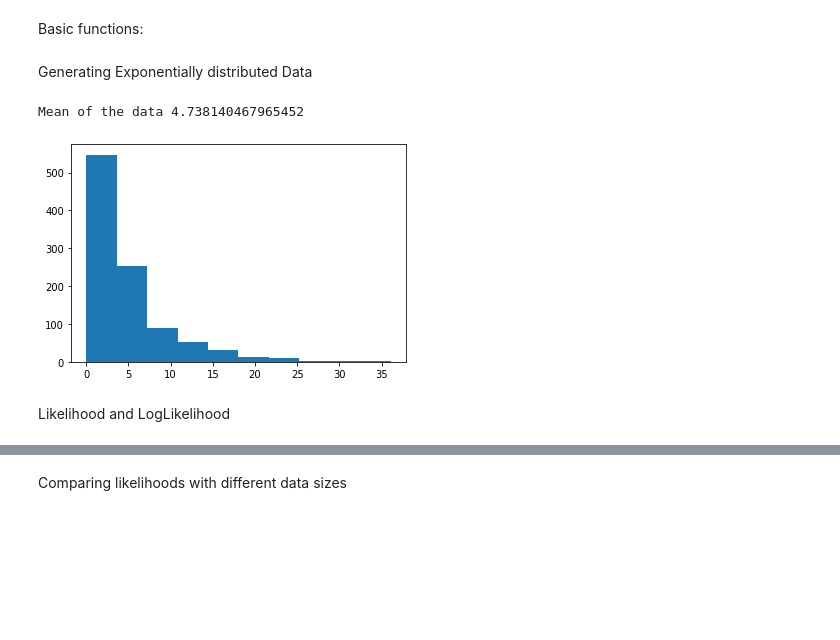
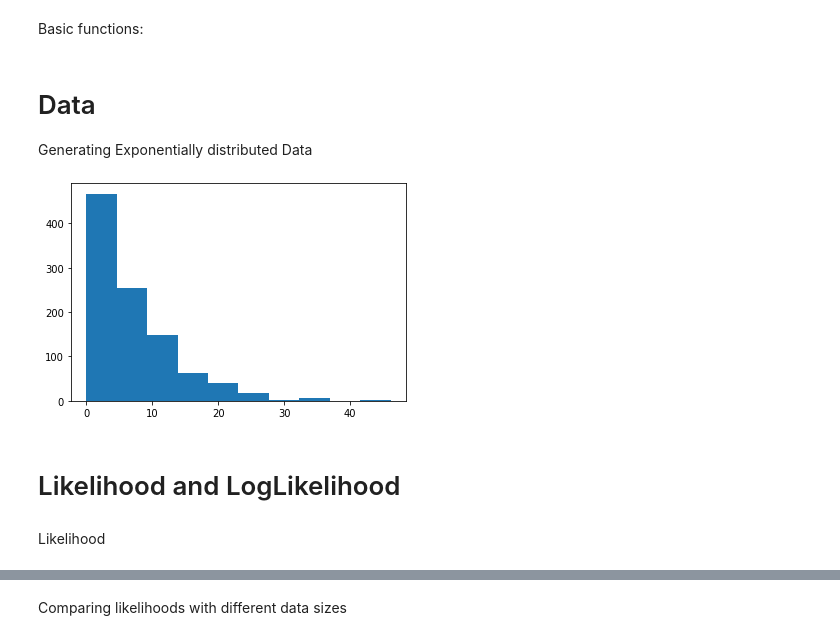
Before and after one commit to Yehan-Edirisinghe/Labo_cal, a Jupyter notebook: lecture_9/note.ipynb, the cells around one changed output, grey strips where cells are left out. Drawn from its saved outputs; the diff is of its cells as text; code cells hidden in the pictures; blank space fills up the shorter version.

```diff
--- a/lecture_9/note.ipynb
+++ b/lecture_9/note.ipynb
@@ -25,23 +26,23 @@ def min(sample):
         if i < m: m = i
     return m
 # %% [markdown]
+<h1>Data</h1>
 Generating Exponentially distributed Data
 # %%
 N = 1000
-t0 = 5      #caratteristic time
+t0 = 7      #caratteristic time
+
 
 dati = pdf(N,t0)
 
-data_mean = np.average(dati)
-
-print("\nMean of the data",data_mean)
 
 plt.hist(dati,bins=10)
 plt.show()
 # %% [output]
-Mean of the data 4.738140467965452
-[figure, old version]
+[figure, new version]
 # %% [markdown]
-Likelihood and LogLikelihood
+<h1>Likelihood and LogLikelihood
+# %% [markdown]
+Likelihood
 # %%
 def likelihood(dati,t):
```
Also changed, not shown: parts of 16 cells of this notebook.
